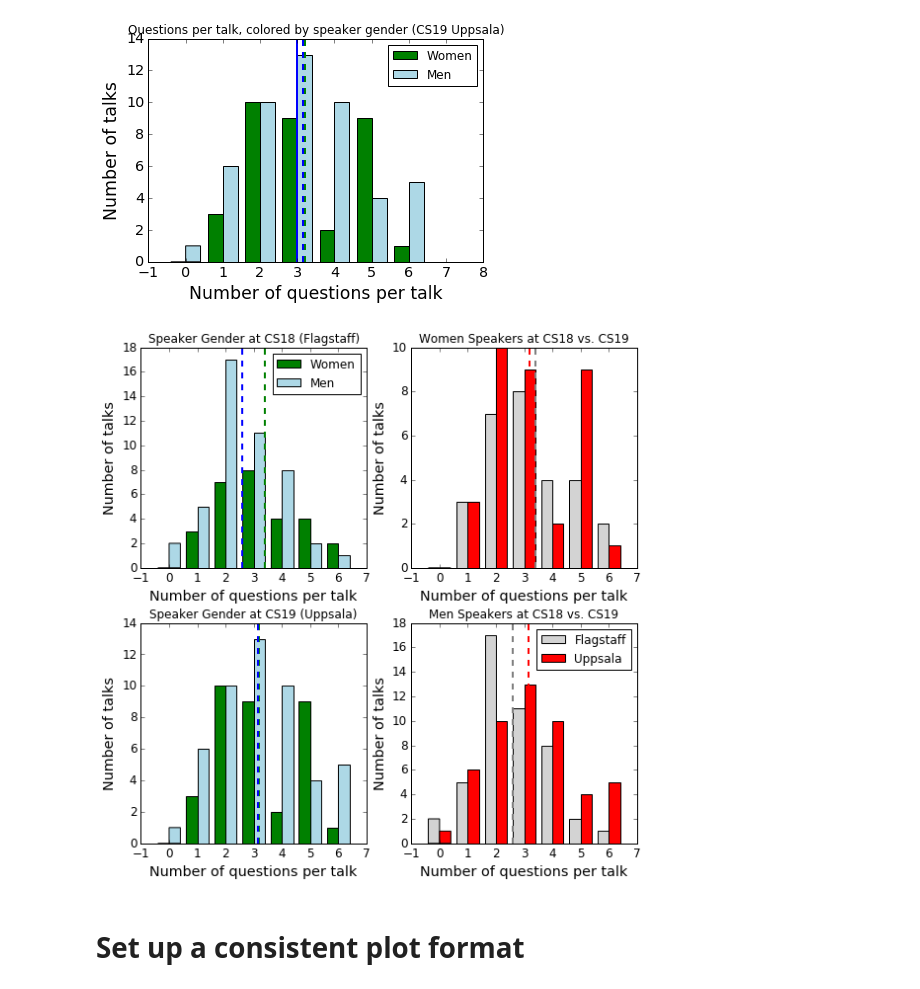
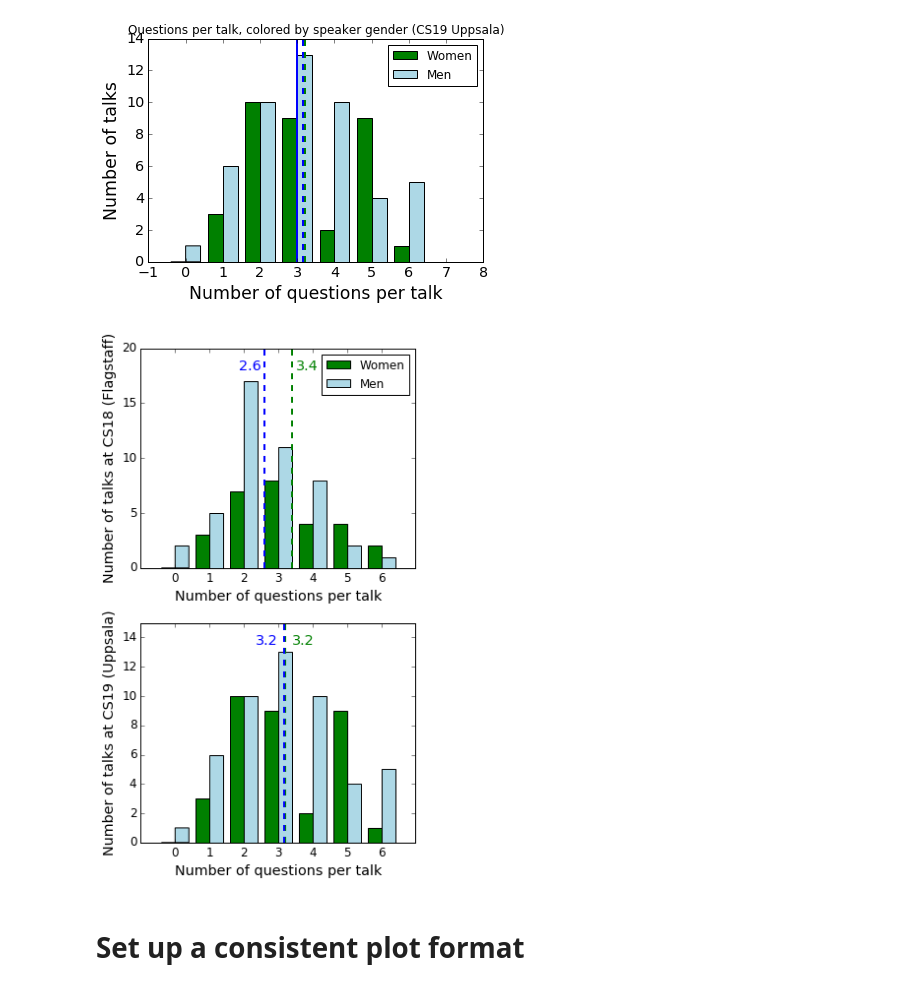
Before and after one commit to jradavenport/Gender-in-Astro, a Jupyter notebook: analysis/coolstars/douglas_coolstars_analysis.ipynb, the cells around one changed output. Saved outputs shown, nothing was run; the diff lists cells and outputs as text; code cells hidden in the pictures.

```diff
--- a/analysis/coolstars/douglas_coolstars_analysis.ipynb
+++ b/analysis/coolstars/douglas_coolstars_analysis.ipynb
@@ -330,69 +351,88 @@ ax.tick_params(labelsize="x-large")
 3.20588235294 3.16326530612
 [figure]
 # %%
-plt.figure(figsize=(9,9))
+# plt.figure(figsize=(9,9))
+plt.figure(figsize=(5,9))
 
 # Plot CS18 distribution colored by gender
-ax1 = plt.subplot(221)
+# ax1 = plt.subplot(221)
+ax1 = plt.subplot(211)
+
 ax1.hist(cs18_set,
          color=["Green","LightBlue"],bins=np.arange(8),histtype="bar",
          align="left",label=["Women","Men"])
 ax1.legend(loc=1)
 
 ax1.axvline(np.mean(cs18_set[0]),color="Green",linestyle="--",lw="2")
 ax1.axvline(np.mean(cs18_set[1]),color="Blue",linestyle="--",lw="2")
 ax1.set_xlabel("Number of questions per talk",fontsize="x-large")
-ax1.set_ylabel("Number of talks",fontsize="x-large")
+ax1.set_ylabel("Number of talks at CS18 (Flagstaff)",fontsize="x-large")
 ax1.tick_params(labelsize="large")
+ax1.set_ylim(0,20)
 
-ax1.set_title("Speaker Gender at CS18 (Flagstaff)")
+ax1.text(2.5,18,"{0:.1f}".format(np.mean(cs18_set[1])),color="Blue",
+         horizontalalignment="right",fontsize="x-large")
+ax1.text(3.5,18,"{0:.1f}".format(np.mean(cs18_set[0])),color="Green",
+         horizontalalignment="left",fontsize="x-large")
+ax1.set_xticklabels(["",0,1,2,3,4,5,6])
+
+# ax1.set_title("Speaker Gender at CS18 (Flagstaff)")
 
 # Plot CS19 distribution colored by gender
-ax2 = plt.subplot(223, sharex=ax1)
+# ax2 = plt.subplot(223, sharex=ax1)
+ax2 = plt.subplot(212, sharex=ax1)
 
 ax2.hist(cs19_set,
          color=["Green","LightBlue"],bins=np.arange(8),histtype="bar",
          align="left",label=["Women","Men"])
 ax2.axvline(np.mean(cs19_set[0]),color="Green",linestyle="--",lw="2")
 ax2.axvline(np.mean(cs19_set[1]),color="Blue",linestyle="--",lw="2")
 ax2.set_xlabel(ax1.get_xlabel(),fontsize="x-large")
-ax2.set_ylabel(ax1.get_ylabel(),fontsize="x-large")
-ax2.set_title("Speaker Gender at CS19 (Uppsala)")
+ax2.set_ylabel("Number of talks at CS19 (Uppsala)",fontsize="x-large")
+# ax2.set_title("Speaker Gender at CS19 (Uppsala)")
 ax2.tick_params(labelsize="large")
+ax2.set_ylim(0,15)
+ax2.set_xticklabels(["",0,1,2,3,4,5,6])
 
-# Plot Women, colored by conference
-ax3 = plt.subplot(222, sharex=ax1)
-women_set = [cs18_set[0], cs19_set[0]]
-ax3.hist(women_set,
-         color=["LightGrey","Red"],bins=np.arange(8),histtype="bar",
-         align="left",label=["Flagstaff","Uppsala"])
-ax3.axvline(np.mean(women_set[0]),color="Grey",linestyle="--",lw="2")
-ax3.axvline(np.mean(women_set[1]),color="Red",linestyle="--",lw="2")
-ax3.set_xlabel(ax1.get_xlabel(),fontsize="x-large")
-ax3.set_ylabel(ax1.get_ylabel(),fontsize="x-large")
-ax3.set_title("Women Speakers at CS18 vs. CS19")
-ax3.tick_params(labelsize="large")
+ax2.text(3,13.5,"{0:.1f}".format(np.mean(cs19_set[1])),color="Blue",
+         horizontalalignment="right",fontsize="x-large")
+ax2.text(3.4,13.5,"{0:.1f}".format(np.mean(cs19_set[0])),color="Green",
+         horizontalalignment="left",fontsize="x-large")
 
 
-# Plot men, colored by conference
-ax4 = plt.subplot(224, sharex=ax1)
-men_set = [cs18_set[1], cs19_set[1]]
-ax4.hist(men_set,
-         color=["LightGrey","Red"],bins=np.arange(8),histtype="bar",
-         align="left",label=["Flagstaff","Uppsala"])
-ax4.axvline(np.mean(men_set[0]),color="Grey",linestyle="--",lw="2")
-ax4.axvline(np.mean(men_set[1]),color="Red",linestyle="--",lw="2")
-ax4.set_xlabel(ax1.get_xlabel(),fontsize="x-large")
-ax4.set_ylabel(ax1.get_ylabel(),fontsize="x-large")
-ax4.legend(loc=1)
-ax4.set_title("Men Speakers at CS18 vs. CS19")
-ax4.tick_params(labelsize="large")
+# # Plot Women, colored by conference
+# ax3 = plt.subplot(222, sharex=ax1)
+# women_set = [cs18_set[0], cs19_set[0]]
+# ax3.hist(women_set,
+#          color=["LightGrey","Red"],bins=np.arange(8),histtype="bar",
+#          align="left",label=["Flagstaff","Uppsala"])
+# ax3.axvline(np.mean(women_set[0]),color="Grey",linestyle="--",lw="2")
+# ax3.axvline(np.mean(women_set[1]),color="Red",linestyle="--",lw="2")
+# ax3.set_xlabel(ax1.get_xlabel(),fontsize="x-large")
+# ax3.set_ylabel(ax1.get_ylabel(),fontsize="x-large")
+# ax3.set_title("Women Speakers at CS18 vs. CS19")
+# ax3.tick_params(labelsize="large")
+
+
+# # Plot men, colored by conference
+# ax4 = plt.subplot(224, sharex=ax1)
+# men_set = [cs18_set[1], cs19_set[1]]
+# ax4.hist(men_set,
+#          color=["LightGrey","Red"],bins=np.arange(8),histtype="bar",
+#          align="left",label=["Flagstaff","Uppsala"])
+# ax4.axvline(np.mean(men_set[0]),color="Grey",linestyle="--",lw="2")
+# ax4.axvline(np.mean(men_set[1]),color="Red",linestyle="--",lw="2")
+# ax4.set_xlabel(ax1.get_xlabel(),fontsize="x-large")
+# ax4.set_ylabel(ax1.get_ylabel(),fontsize="x-large")
+# ax4.legend(loc=1)
+# ax4.set_title("Men Speakers at CS18 vs. CS19")
+# ax4.tick_params(labelsize="large")
 
 plt.subplots_adjust(hspace=0.25)
 
 plt.savefig("speaker_gender.eps",bbox_inches="tight")
 # %% [output]
-[figure, old version]
+[figure, new version]
 # %% [markdown]
 # Set up a consistent plot format
 # %%
```
Also changed, not shown: parts of 14 cells of this notebook.
